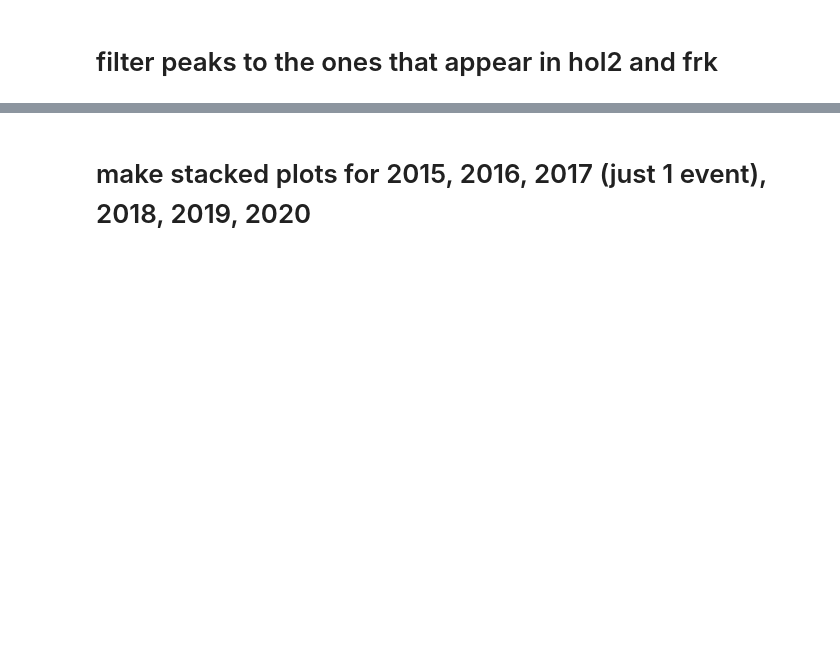
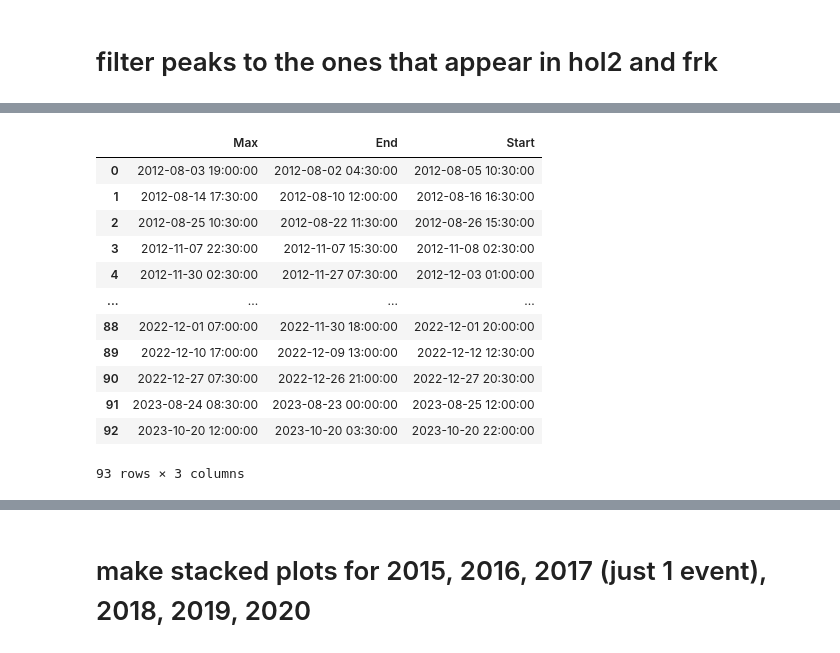
Before and after one commit to jennaisrael/Savio_scratch_back_up, a Jupyter notebook: climate_data_processing/identify_stp/peaks_at_frk_hol2_exports.ipynb, the cells around one changed output, grey strips where cells are left out. Saved outputs shown, nothing was run; the diff lists cells and outputs as text; code cells hidden in the pictures; blank space fills up the shorter version.

Commit message:
finish gapfilling and export dates for events

```diff
--- a/climate_data_processing/identify_stp/peaks_at_frk_hol2_exports.ipynb
+++ b/climate_data_processing/identify_stp/peaks_at_frk_hol2_exports.ipynb
@@ -313 +333,44 @@ peak_frk24h=peak_frk24h[1:]
+# %%
+# make a dataframe with the peak date, start time, and end time and write to a csv
+def write_peak_dates(properties,peaks,peaksubset,timevector,writepath=np.nan):
+    #where properties is the object output from find_peaks associated with
+    #peaks, but the peaks passed here should have the same units as peaksubset
+    #typically datetime or unitless index
+    #unit is the unit of the y data passed to find_peaks, either mS/cm^3 or
+    # m
+    #dt is the amount of time between samples passed to find_peaks in hours
+    #e.g. for the salinity data it should be 0.25 but for the SCHA pt reyes data 0.5
+    if len(peaks)>len(peaksubset):
+        peakidx=np.in1d(peaks,peaksubset) #true false
+    else:
+        peakidx=np.arange(0,len(peaks))
+    #print(peaks)
+    left=properties["left_ips"][peakidx]
+    right=properties["right_ips"][peakidx]
+    #print(np.rint(left).astype(int))
+    # left and right are interpolated positions,to map these indices back to datetimes from timevector need to round to nearest integer
+    starttime=timevector[np.rint(left).astype(int)]
+    endtime=timevector[np.rint(right).astype(int)]
+    datearray=np.c_[peaksubset,starttime,endtime]
+    peakdatesdf=pd.DataFrame(data=datearray,columns={'Max','Start','End'})
+    if pd.isnull(writepath)==False:
+        peakdatesdf.to_csv(writepath)
+    return peakdatesdf
+# %%
+peakdatespr = write_peak_dates(propertiespr,pr_indices[peakspr],peak_pr24h_1,pr_indices,'/global/scratch/users/jennaisrael/climate_data_processing/identify_stp/pr_peaks_2025_12_18.csv')
+peakdatespr
+# %% [output]
+|  | Max | End | Start |
+| 0 | 2012-08-03 19:00:00 | 2012-08-02 04:30:00 | 2012-08-05 10:30:00 |
+| 1 | 2012-08-14 17:30:00 | 2012-08-10 12:00:00 | 2012-08-16 16:30:00 |
+| 2 | 2012-08-25 10:30:00 | 2012-08-22 11:30:00 | 2012-08-26 15:30:00 |
+| 3 | 2012-11-07 22:30:00 | 2012-11-07 15:30:00 | 2012-11-08 02:30:00 |
+| 4 | 2012-11-30 02:30:00 | 2012-11-27 07:30:00 | 2012-12-03 01:00:00 |
+| ... | ... | ... | ... |
+| 88 | 2022-12-01 07:00:00 | 2022-11-30 18:00:00 | 2022-12-01 20:00:00 |
+| 89 | 2022-12-10 17:00:00 | 2022-12-09 13:00:00 | 2022-12-12 12:30:00 |
+| 90 | 2022-12-27 07:30:00 | 2022-12-26 21:00:00 | 2022-12-27 20:30:00 |
+| 91 | 2023-08-24 08:30:00 | 2023-08-23 00:00:00 | 2023-08-25 12:00:00 |
+| 92 | 2023-10-20 12:00:00 | 2023-10-20 03:30:00 | 2023-10-20 22:00:00 |
+93 rows × 3 columns
 # %%
```
Also changed, not shown: parts of 25 cells of this notebook, 3 other files.
